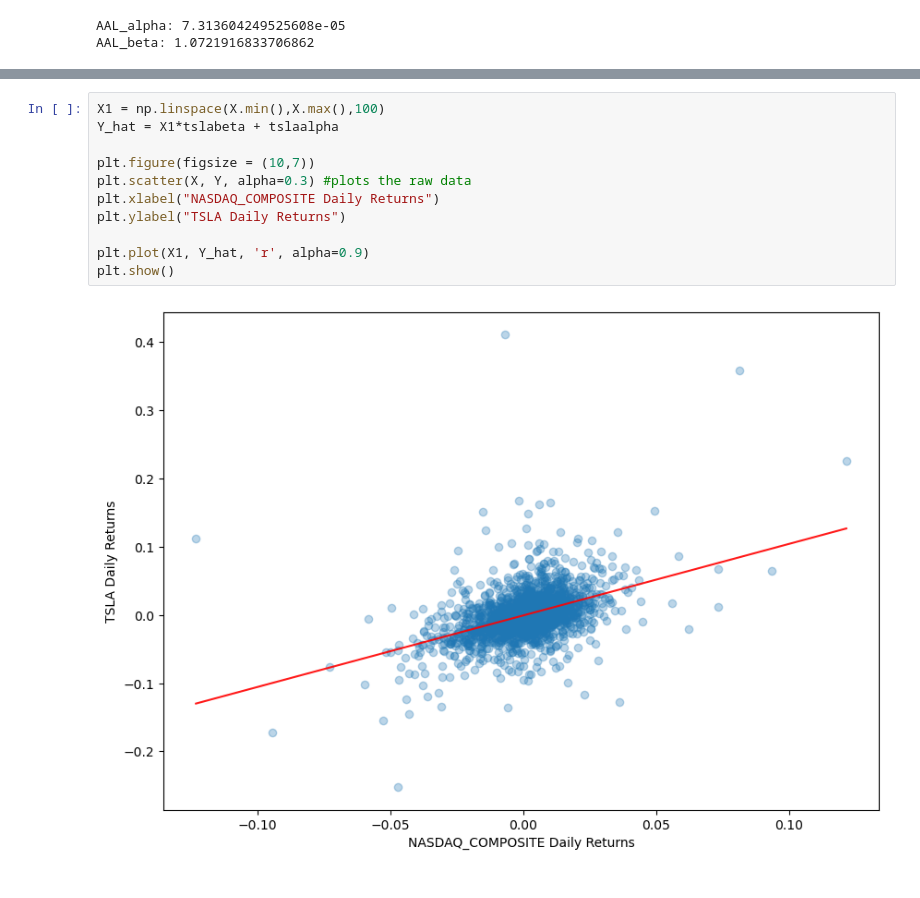
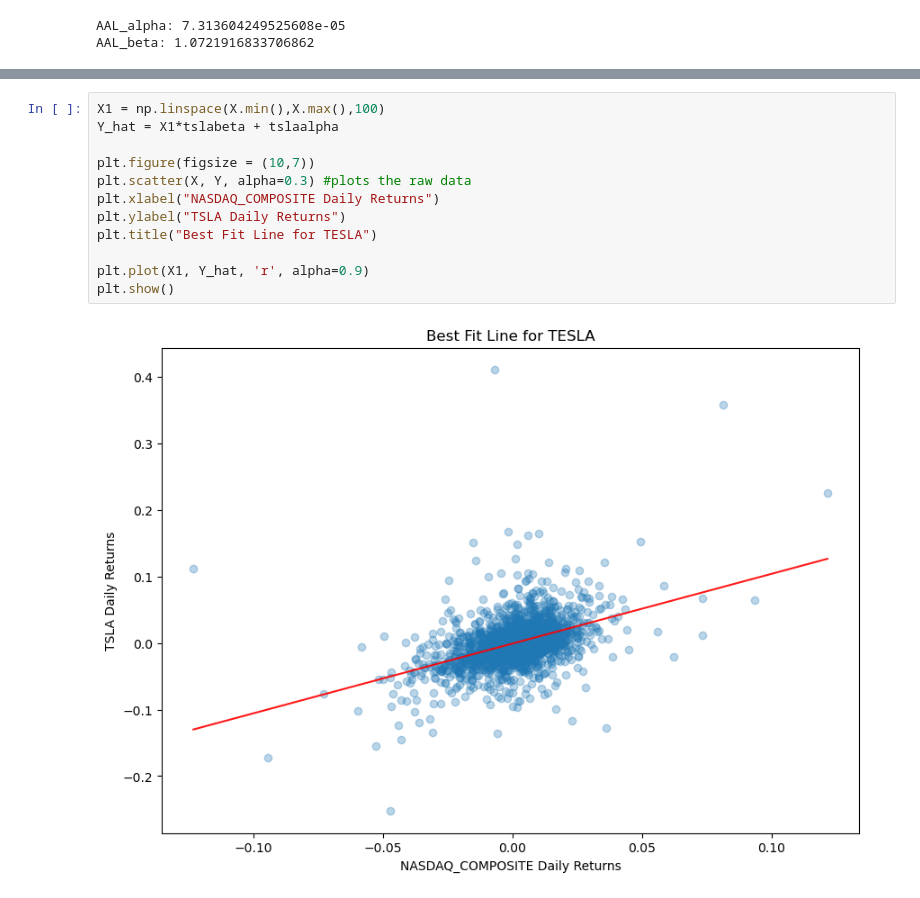
Before and after one commit to Whales01/FinTech_DataAnalysis_CodingProject, a Jupyter notebook: Risks_Returns.ipynb, the cells around one changed output, grey strips where cells are left out. Saved outputs shown, nothing was run; the diff lists cells and outputs as text.

```diff
--- a/Risks_Returns.ipynb
+++ b/Risks_Returns.ipynb
@@ -306,16 +307,17 @@ UAL_beta: 0.6075655018393731
 # %%
 X1 = np.linspace(X.min(),X.max(),100)
 Y_hat = X1*tslabeta + tslaalpha
 
 plt.figure(figsize = (10,7))
 plt.scatter(X, Y, alpha=0.3) #plots the raw data
 plt.xlabel("NASDAQ_COMPOSITE Daily Returns")
 plt.ylabel("TSLA Daily Returns")
+plt.title("Best Fit Line for TESLA")
 
 plt.plot(X1, Y_hat, 'r', alpha=0.9)
 plt.show()
 # %% [output]
-[figure, old version]
+[figure, new version]
 # %%
 X2 = np.linspace(Z.min(),Z.max(),100)
 Z_hat = X2*AALbeta + AALalpha
```
Also changed, not shown: parts of 23 cells of this notebook.
